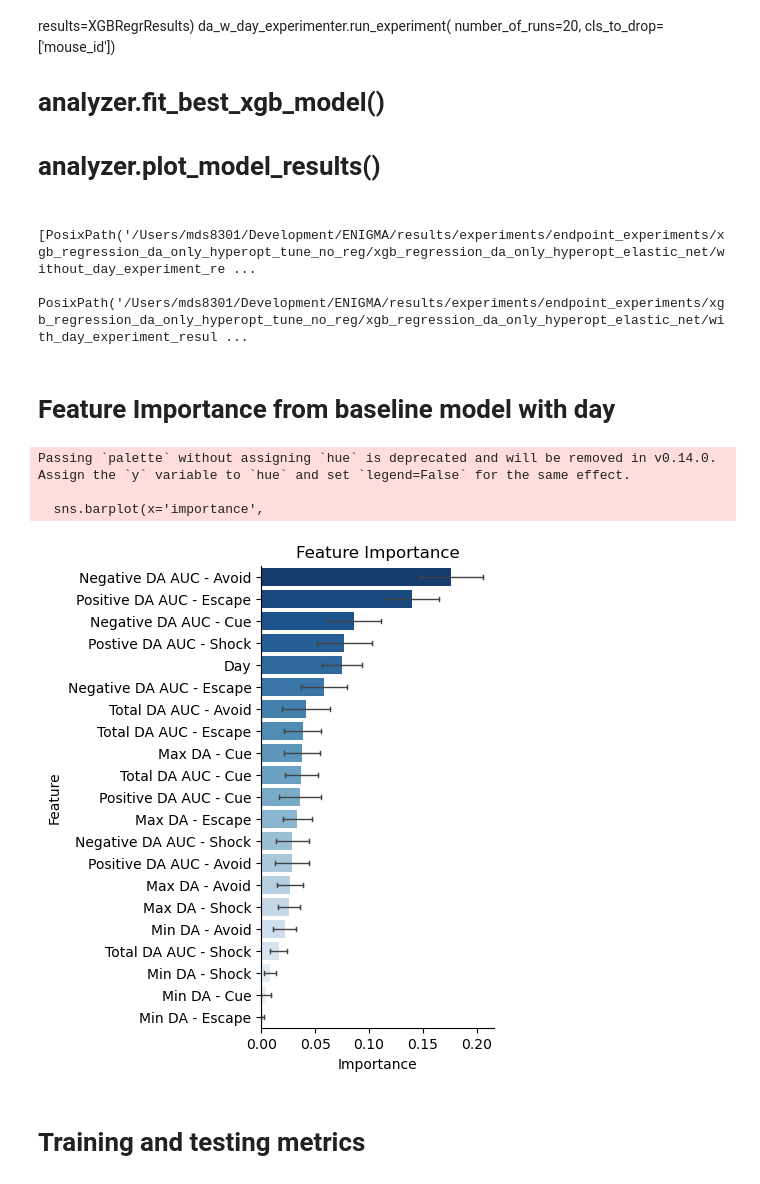
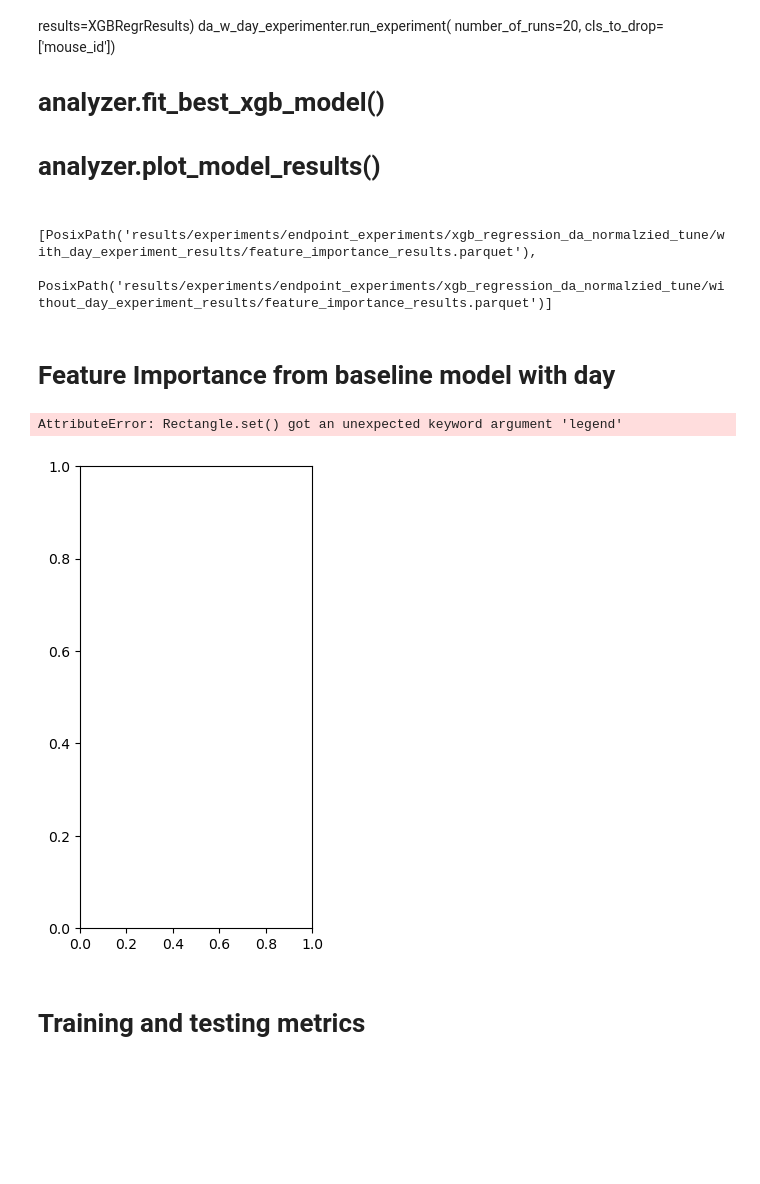
Before and after one commit to Mschaid/ENIGMA, a Jupyter notebook: notebooks/reports/final_experiments_analysis.ipynb, the cells around one changed output. Saved outputs shown, nothing was run; the diff lists cells and outputs as text; code cells hidden in the pictures; blank space fills up the shorter version.

```diff
--- a/notebooks/reports/final_experiments_analysis.ipynb
+++ b/notebooks/reports/final_experiments_analysis.ipynb
@@ -54,28 +53,26 @@ da_w_day_experimenter.run_experiment(
 # %%
 # def analyze_and_plot_results(path:str):d
 # da_path = '/projects//ENIGMA/results/experiments/endpoint_experiments/xgb_regression_da_only_hyperopt_tune_no_reg/xgb_regression_da_only_hyperopt_elastic_net'
-da_path = '/Users/mds8301/Development/ENIGMA/results/experiments/endpoint_experiments/xgb_regression_da_only_hyperopt_tune_no_reg/xgb_regression_da_only_hyperopt_elastic_net'
+da_path = '/Users/mds8301/Development/ENIGMA/results/experiments/endpoint_experiments/xgb_regression_da_normalzied_tune'
 path_to_save_figs = Path("/Volumes/fsmresfiles/Basic_Sciences/Phys/Lerner_Lab_tnl2633/Mike/gaby_collab/endpoint_experiment_figures")
 path = Path(da_path)
 path_finder = PathFinder(path)
 path_finder.feature_importance_paths
 # %% [output]
-[PosixPath('/Users/mds8301/Development/ENIGMA/results/experiments/endpoint_experiments/xgb_regression_da_only_hyperopt_tune_no_reg/xgb_regression_da_only_hyperopt_elastic_net/without_day_experiment_re ...
- PosixPath('/Users/mds8301/Development/ENIGMA/results/experiments/endpoint_experiments/xgb_regression_da_only_hyperopt_tune_no_reg/xgb_regression_da_only_hyperopt_elastic_net/with_day_experiment_resul ...
+[PosixPath('results/experiments/endpoint_experiments/xgb_regression_da_normalzied_tune/with_day_experiment_results/feature_importance_results.parquet'),
+ PosixPath('results/experiments/endpoint_experiments/xgb_regression_da_normalzied_tune/without_day_experiment_results/feature_importance_results.parquet')]
 # %% [markdown]
 # Feature Importance from baseline model with day
 # %%
 
 feautre_path_with_day = path_finder.feature_importance_paths[1]
 feature_analyzer = FeatureImportanceAnalyzer(
     feautre_path_with_day, ExperimentMetadata, path_to_save_figs=path_to_save_figs)
 feature_analyzer.read_and_clean_data()
-feature_analyzer.plot_data(save = True)
+feature_analyzer.plot_data(save = False)
 # %% [output]
-Passing `palette` without assigning `hue` is deprecated and will be removed in v0.14.0. Assign the `y` variable to `hue` and set `legend=False` for the same effect.
-
-  sns.barplot(x='importance',
+AttributeError: Rectangle.set() got an unexpected keyword argument 'legend'
-[figure, old version]
+[figure, new version]
 # %% [markdown]
 # Training and testing metrics
 # %%
```
Also changed, not shown: parts of 2 cells of this notebook.
